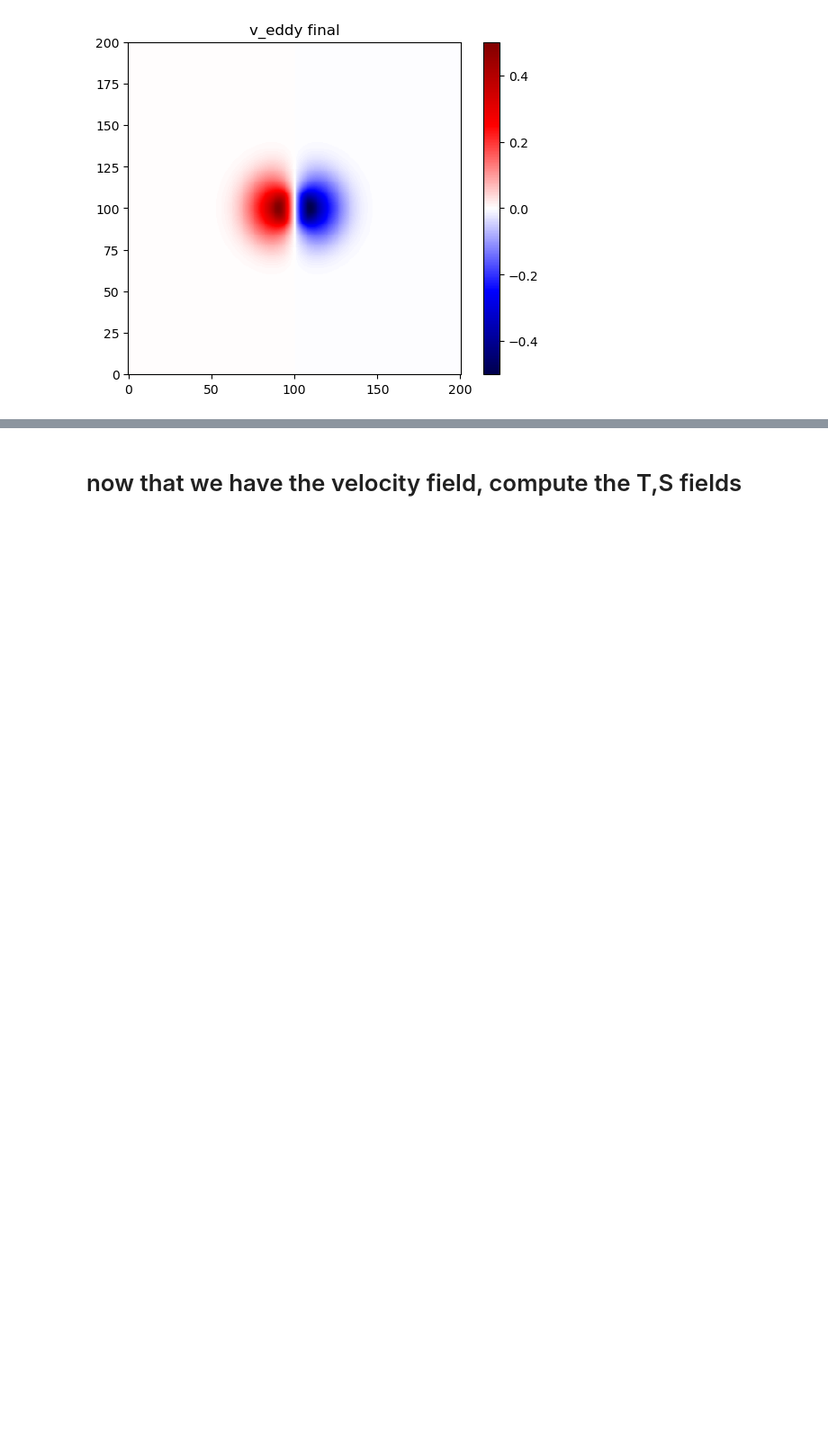
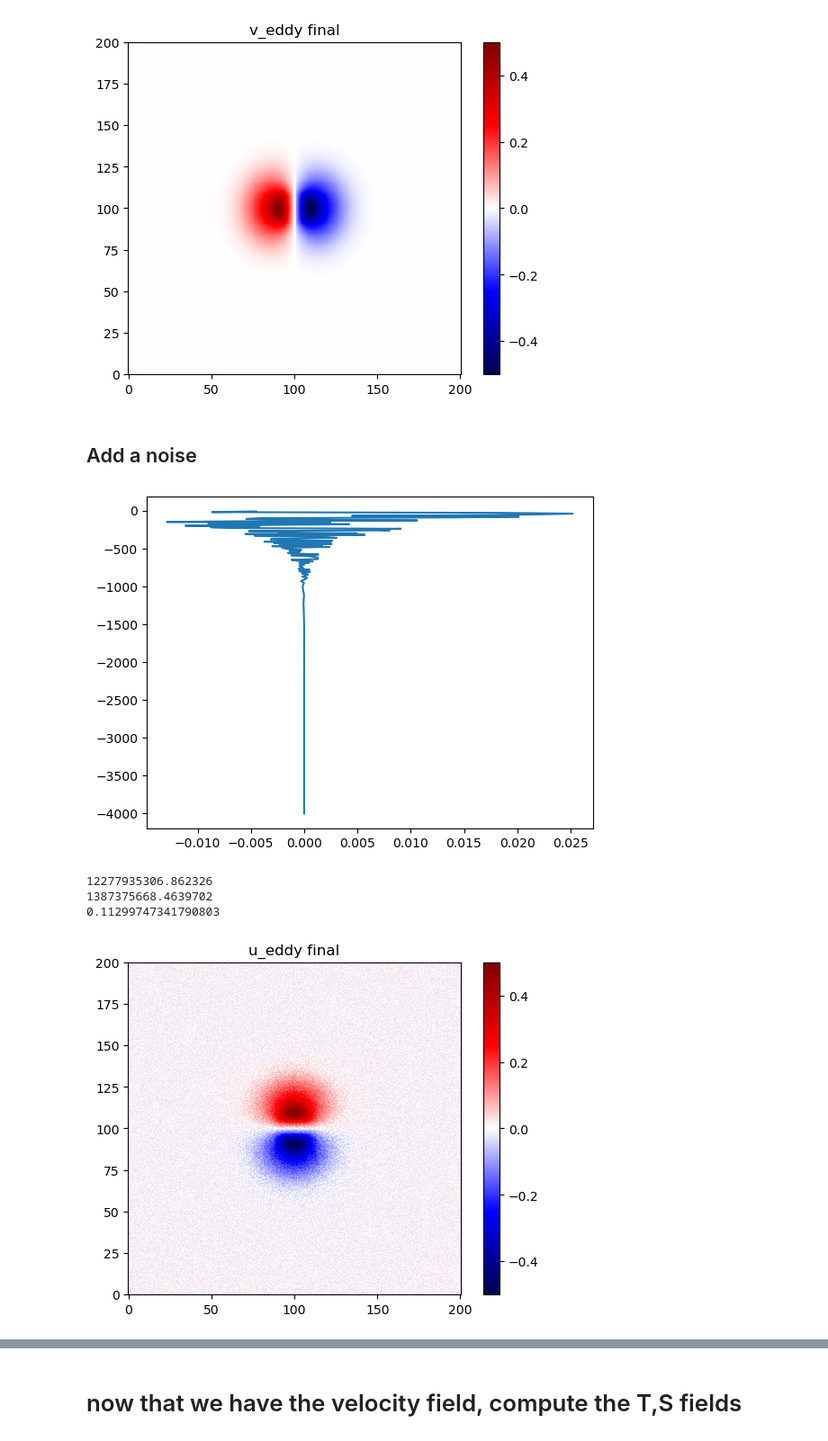
Before and after one commit to demarez/ice-eddy, a Jupyter notebook: INIT/Initiate_vortex.ipynb, the cells around one changed output, grey strips where cells are left out. Shown at 90% size. Cells and saved outputs as stored; diff of their text form; code cells hidden in the pictures; blank space fills up the shorter version.

```diff
--- a/INIT/Initiate_vortex.ipynb
+++ b/INIT/Initiate_vortex.ipynb
@@ -495,3 +507,65 @@ plt.show()
 [figure]
 [figure]
 [figure]
+# %% [markdown]
+## Add a noise
+# %%
+if add_noise=='yes':
+
+    # it has to be correctly set up
+
+    Anoise=0.033 #for 10%
+
+
+    noise_u = Anoise*(2*np.random.rand(u_eddy.shape[0],u_eddy.shape[1],u_eddy.shape[2])-1)*Vvertical( zr, posz_eddy , H_eddy )
+    noise_v = Anoise*(2*np.random.rand(u_eddy.shape[0],u_eddy.shape[1],u_eddy.shape[2])-1)*Vvertical( zr, posz_eddy , H_eddy )
+
+    plt.plot(noise_u[:,0,0],zr[:,0,0])
+    plt.show()
+
+    #compute the KE of the eddy in the full domain
+    dz=-np.gradient(zr,axis=0)
+    KE_tot=np.nansum(0.5*(u_eddy**2+v_eddy**2)*dx*dy*dz)
+    print(KE_tot)
+
+    #compute the KE of the noise in the full domain
+    KE_noise=np.nansum(0.5*(noise_u**2+noise_v**2)*dx*dy*dz)
+    print(KE_noise)
+
+    #the ratio between the noise and the eddy KE
+    print(KE_noise/KE_tot)
+    #target the one we want : around 1 percent
+
+
+
+    u_eddy_new=u_eddy+noise_u
+    v_eddy_new=v_eddy+noise_v
+
+
+
+    plt.figure()
+    plt.subplot(aspect='equal')
+    plt.title('u_eddy final')
+    plt.pcolormesh((xx)/1e3,(yy)/1e3,u_eddy_new[0],vmin=-0.5,vmax=0.5,cmap='seismic')
+    plt.colorbar()
+    #plt.axis([-500,500,-500,500])
+    plt.show()
+
+    plt.figure()
+    plt.subplot(aspect='equal')
+    plt.title('v_eddy final')
+    plt.pcolormesh((xx)/1e3,(yy)/1e3,v_eddy_new[0],vmin=-0.5,vmax=0.5,cmap='seismic')
+    plt.colorbar()
+    #plt.axis([-500,500,-500,500])
+    plt.show()
+
+else:
+
+    u_eddy_new=u_eddy
+    v_eddy_new=v_eddy
+# %% [output]
+[figure, added]
+12277935306.862326
+1387375668.4639702
+0.11299747341790803
+[figure, added]
```
Also changed, not shown: parts of 7 cells of this notebook, 4 other files.
